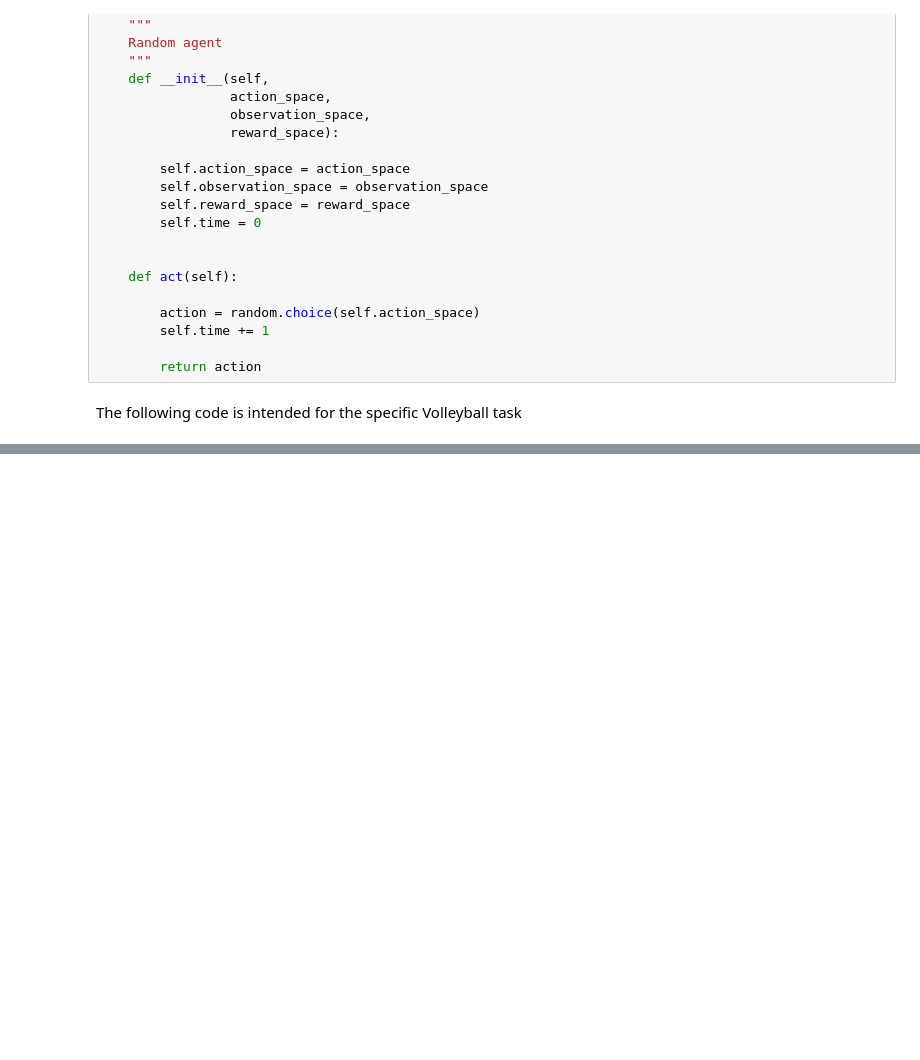
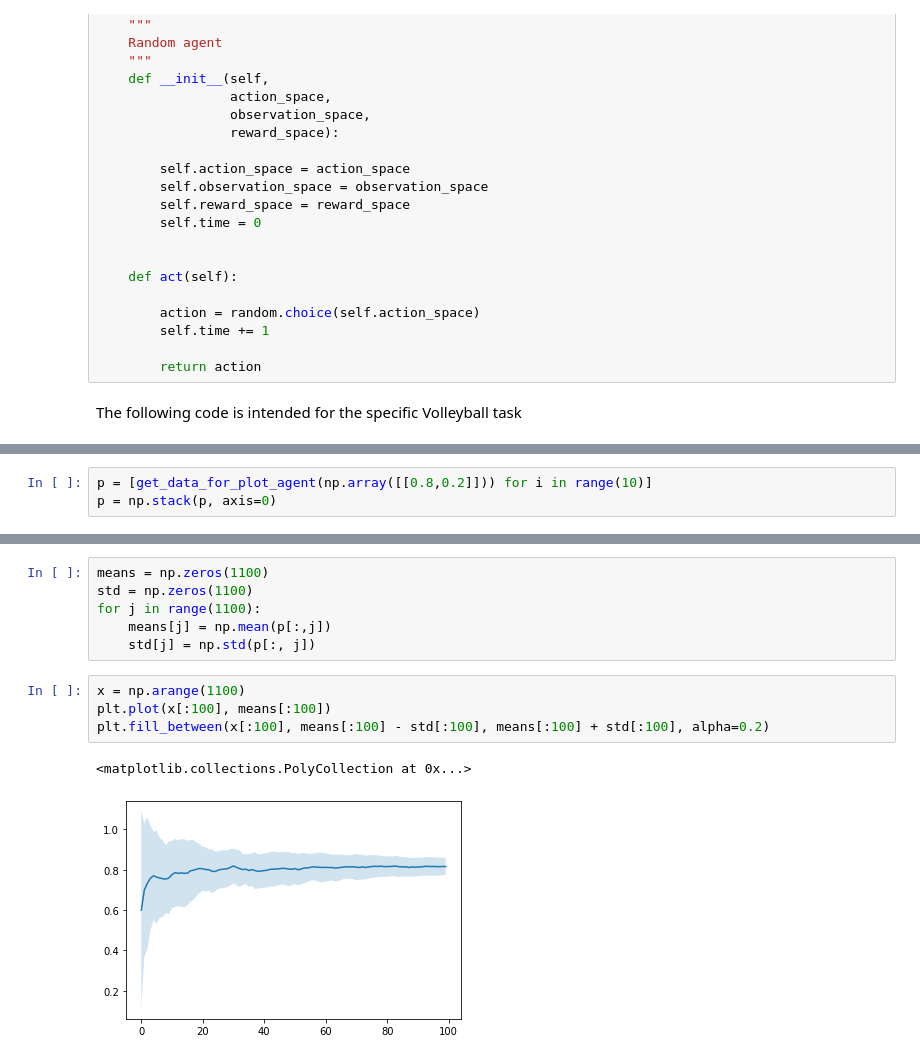
Before and after one commit to elichou/gym_causal, a Jupyter notebook: CausalAgent.ipynb, the cells around one changed output, grey strips where cells are left out. Cells and saved outputs as stored; diff of their text form; blank space fills up the shorter version.

```diff
--- a/CausalAgent.ipynb
+++ b/CausalAgent.ipynb
@@ -233,0 +346,3 @@ array([0, 1])
+# %%
+p = [get_data_for_plot_agent(np.array([[0.8,0.2]])) for i in range(10)]
+p = np.stack(p, axis=0)
@@ -233,0 +357,13 @@ array([0, 1])
+# %%
+means = np.zeros(1100)
+std = np.zeros(1100)
+for j in range(1100):
+    means[j] = np.mean(p[:,j])
+    std[j] = np.std(p[:, j])
+# %%
+x = np.arange(1100)
+plt.plot(x[:100], means[:100])
+plt.fill_between(x[:100], means[:100] - std[:100], means[:100] + std[:100], alpha=0.2)
+# %% [output]
+<matplotlib.collections.PolyCollection at 0x...>
+[figure, added]
```
Also changed, not shown: parts of 8 cells of this notebook, 3 other files.
